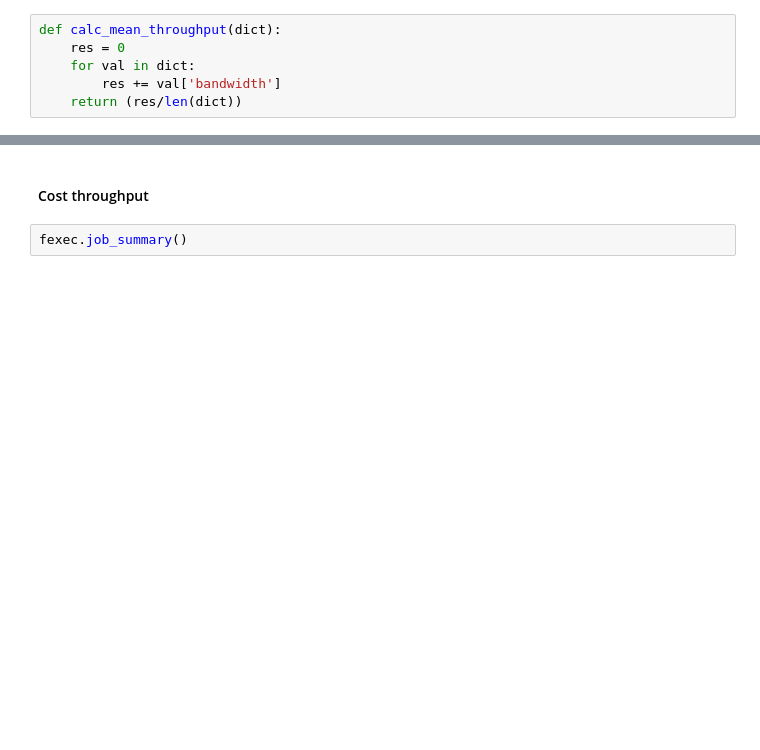
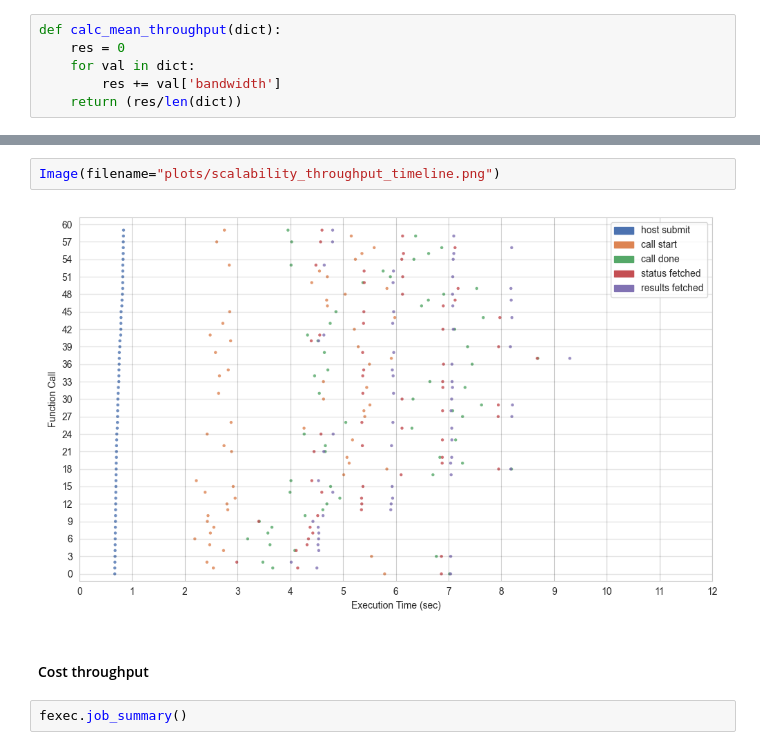
Before and after one commit to Sararl27/GeoSpatial_WildfireRisk, a Jupyter notebook: geospatial_use/WildfireRisk.ipynb, the cells around one changed output, grey strips where cells are left out. Cells and saved outputs as stored; diff of their text form; blank space fills up the shorter version.

```diff
--- a/geospatial_use/WildfireRisk.ipynb
+++ b/geospatial_use/WildfireRisk.ipynb
@@ -510,3 +562,7 @@ Mean throughput write: 39.01826904233151 MB/s
+# %%
+Image(filename="plots/scalability_throughput_timeline.png")
+# %% [output]
+[figure, added]
 # %% [markdown]
 #### Cost throughput
 # %%
```
Also changed, not shown: parts of 35 cells of this notebook.
